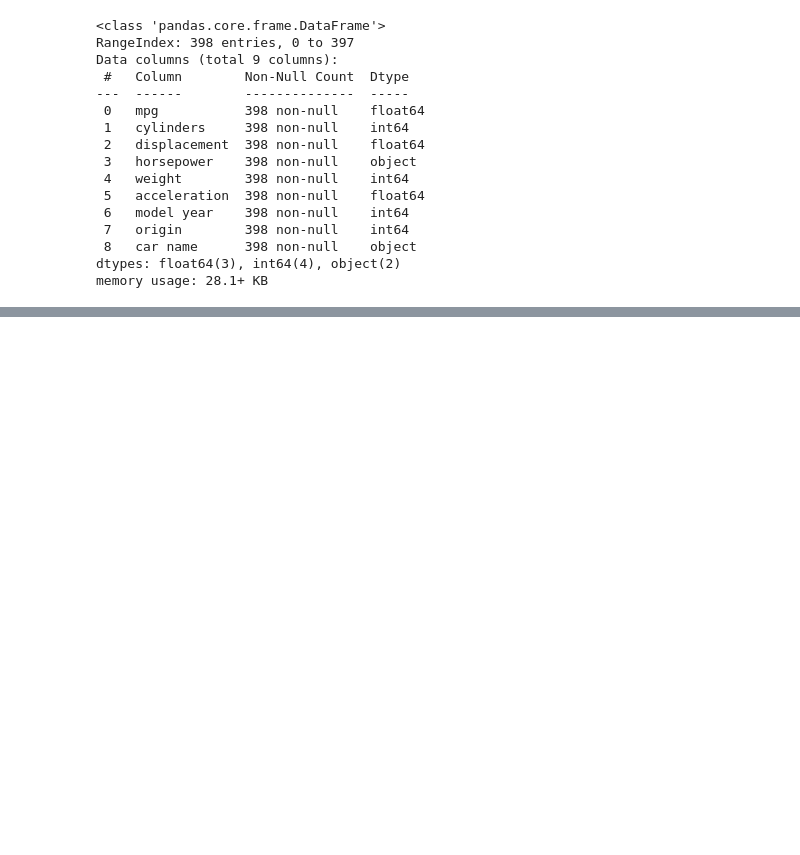
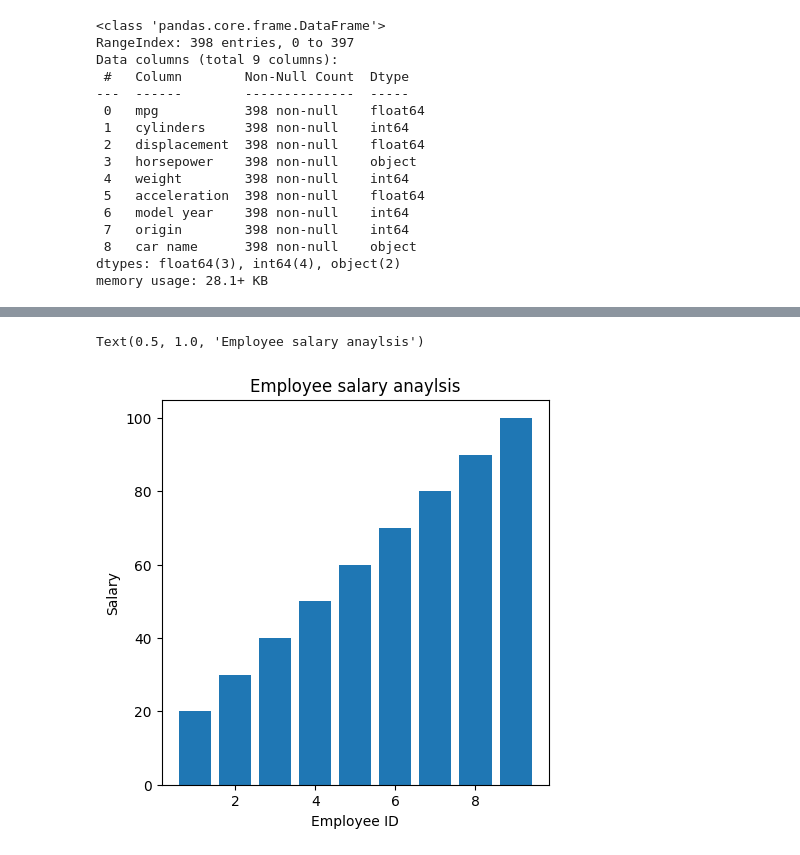
Before and after one commit to Adityasjc31/DataScience, a Jupyter notebook: data analytics/visualizingdata.ipynb, the cells around one changed output, grey strips where cells are left out. Cells and saved outputs as stored; diff of their text form; code cells hidden in the pictures; blank space fills up the shorter version.

Commit message:
Bar Chart

```diff
--- a/data analytics/visualizingdata.ipynb
+++ b/data analytics/visualizingdata.ipynb
@@ -264,0 +284,11 @@ memory usage: 28.1+ KB
+# %%
+plt.figure(figsize=(5,5))
+id1 = np.arange(1,10)
+salary = np.arange(20,110,10)
+plt.bar(id1,salary)
+plt.xlabel("Employee ID")
+plt.ylabel("Salary")
+plt.title("Employee salary anaylsis")
+# %% [output]
+Text(0.5, 1.0, 'Employee salary anaylsis')
+[figure, added]
```
Also changed, not shown: parts of 13 cells of this notebook.
